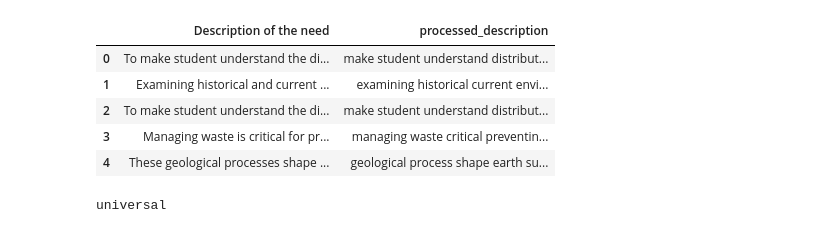
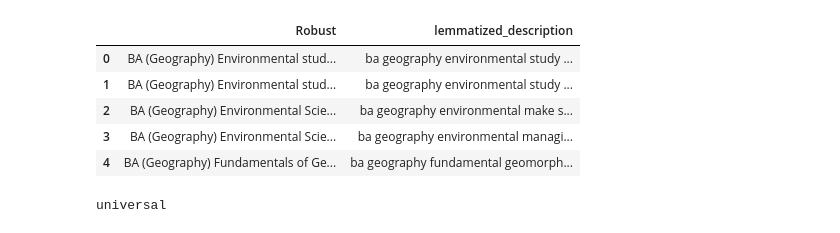
Before and after one commit to AdrianD1021/Group-8-Final-Project, a Jupyter notebook: course_data.ipynb, the cells around one changed output. Cells and saved outputs as stored; diff of their text form; code cells hidden in the pictures.

```diff
--- a/course_data.ipynb
+++ b/course_data.ipynb
@@ -19,5 +20,9 @@ pd.set_option('max_colwidth', None)
 # nltk.stem.snowball.demo()
 # %%
 course_data_df = pd.read_csv('Course Relevance Dataset.csv', encoding='latin-1')
+
+course_data_df['Robust'] = course_data_df['Name Of the Program'] + ' ' + course_data_df['Type of Course'] + ' ' + \
+course_data_df['Description of the need']
+
 course_data_df.head()
 # %% [output]
@@ -75,29 +80,30 @@ True
 # %%
 # https://www.nltk.org/_modules/nltk/stem/wordnet.html
 lemmatizer = WordNetLemmatizer()
 
-# Process text
+# Function that processes the text input
 def preprocess_text(text):
     #Tokenize text
     tokens = word_tokenize(text.lower())
     # Remove stopwords and numbers
     tokens = [word for word in tokens if word.isalpha() and word not in stopwords.words('english')]
     # Lemmatize tokens
     tokens = [lemmatizer.lemmatize(word) for word in tokens]
     # print(tokens)
     return ' '.join(tokens)
 
+
 # Run function and add to processed column
-course_data_df['processed_description'] = course_data_df['Description of the need'].apply(preprocess_text)
+course_data_df['lemmatized_description'] = course_data_df['Robust'].apply(preprocess_text)
 
-course_data_df[['Description of the need', 'processed_description']].head()
+course_data_df[['Robust', 'lemmatized_description']].head()
 # %% [output]
-|  | Description of the need | processed_description |
-| 0 | To make student understand the di... | make student understand distribut... |
-| 1 | Examining historical and current ... | examining historical current envi... |
-| 2 | To make student understand the di... | make student understand distribut... |
-| 3 | Managing waste is critical for pr... | managing waste critical preventin... |
-| 4 | These geological processes shape ... | geological process shape earth su... |
+|  | Robust | lemmatized_description |
+| 0 | BA (Geography) Environmental stud... | ba geography environmental study ... |
+| 1 | BA (Geography) Environmental stud... | ba geography environmental study ... |
+| 2 | BA (Geography) Environmental Scie... | ba geography environmental make s... |
+| 3 | BA (Geography) Environmental Scie... | ba geography environmental managi... |
+| 4 | BA (Geography) Fundamentals of Ge... | ba geography fundamental geomorph... |
 # %%
 print(lemmatizer.lemmatize('universal'))
 # %% [output]
```
Also changed, not shown: parts of 11 cells of this notebook.
